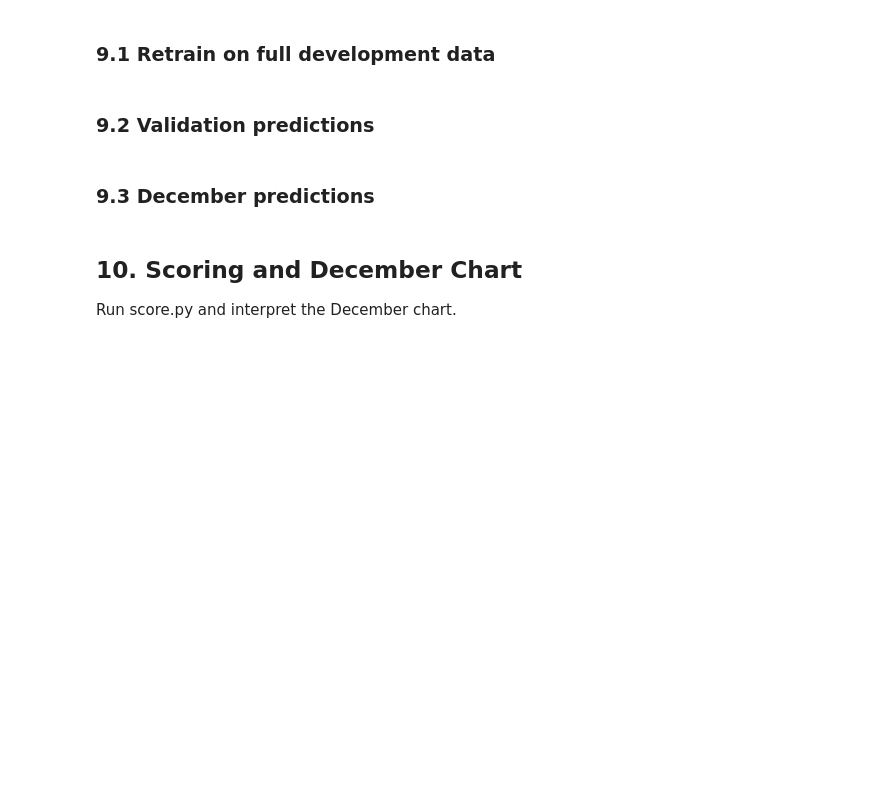
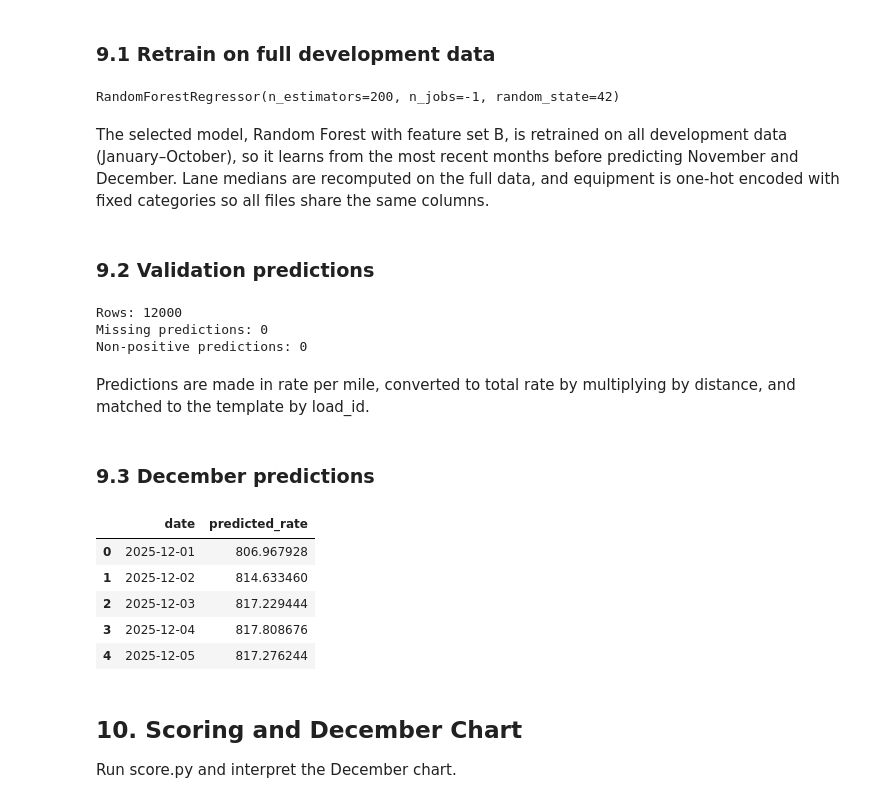
Before and after one commit to EstebanM-M/freight-rate-prediction, a Jupyter notebook: notebook.ipynb, the cells around one changed output. Drawn from its saved outputs; the diff is of its cells as text; code cells hidden in the pictures; blank space fills up the shorter version.

Commit message:
Final model and predictions

```diff
--- a/notebook.ipynb
+++ b/notebook.ipynb
@@ -665,10 +665,58 @@ The test set was also used to select the model, so this is a slightly optimistic
 Retrain on all development data and generate predictions for validation and December.
 # %% [markdown]
 ### 9.1 Retrain on full development data
+# %%
+full = pd.concat([train, test])
+
+def to_X(df):
+    return pd.get_dummies(df[features_b], columns=['equipment'])
+
+X_full = to_X(full)
+
+final_model = RandomForestRegressor(n_estimators=200, n_jobs=-1, random_state=SEED)
+final_model.fit(X_full, full['rate_per_mile'])
+# %% [output]
+RandomForestRegressor(n_estimators=200, n_jobs=-1, random_state=42)
+# %% [markdown]
+The selected model, Random Forest with feature set B, is retrained on all development data (January–October), so it learns from the most recent months before predicting November and December. Lane medians are recomputed on the full data, and equipment is one-hot encoded with fixed categories so all files share the same columns.
 # %% [markdown]
 ### 9.2 Validation predictions
+# %%
+df_val['predicted_rate'] = final_model.predict(
+    to_X(df_val).reindex(columns=X_full.columns, fill_value=0)
+) * df_val['distance']
+
+submission = df_val_template[['load_id']].merge(
+    df_val[['load_id', 'predicted_rate']], on='load_id', how='left'
+)
+submission.to_csv('validation_predictions.csv', index=False)
+
+print('Rows:', len(submission))
+print('Missing predictions:', submission['predicted_rate'].isna().sum())
+print('Non-positive predictions:', (submission['predicted_rate'] <= 0).sum())
+# %% [output]
+Rows: 12000
+Missing predictions: 0
+Non-positive predictions: 0
+# %% [markdown]
+Predictions are made in rate per mile, converted to total rate by multiplying by distance, and matched to the template by load_id.
 # %% [markdown]
 ### 9.3 December predictions
+# %%
+dec_output = pd.read_csv(DATA_DIR + dec_chart_file)
+dec_output['predicted_rate'] = final_model.predict(
+    to_X(df_dec_chart).reindex(columns=X_full.columns, fill_value=0)
+) * df_dec_chart['distance']
+dec_output.to_csv(DATA_DIR + dec_chart_file, index=False)
+
+dec_output[['date', 'predicted_rate']].head()
+# %% [output]
+|  | date | predicted_rate |
+| 0 | 2025-12-01 | 806.967928 |
+| 1 | 2025-12-02 | 814.633460 |
+| 2 | 2025-12-03 | 817.229444 |
+| 3 | 2025-12-04 | 817.808676 |
+| 4 | 2025-12-05 | 817.276244 |
 # %% [markdown]
 ## 10. Scoring and December Chart
 Run score.py and interpret the December chart.
```
Also changed, not shown: 1 other file.
